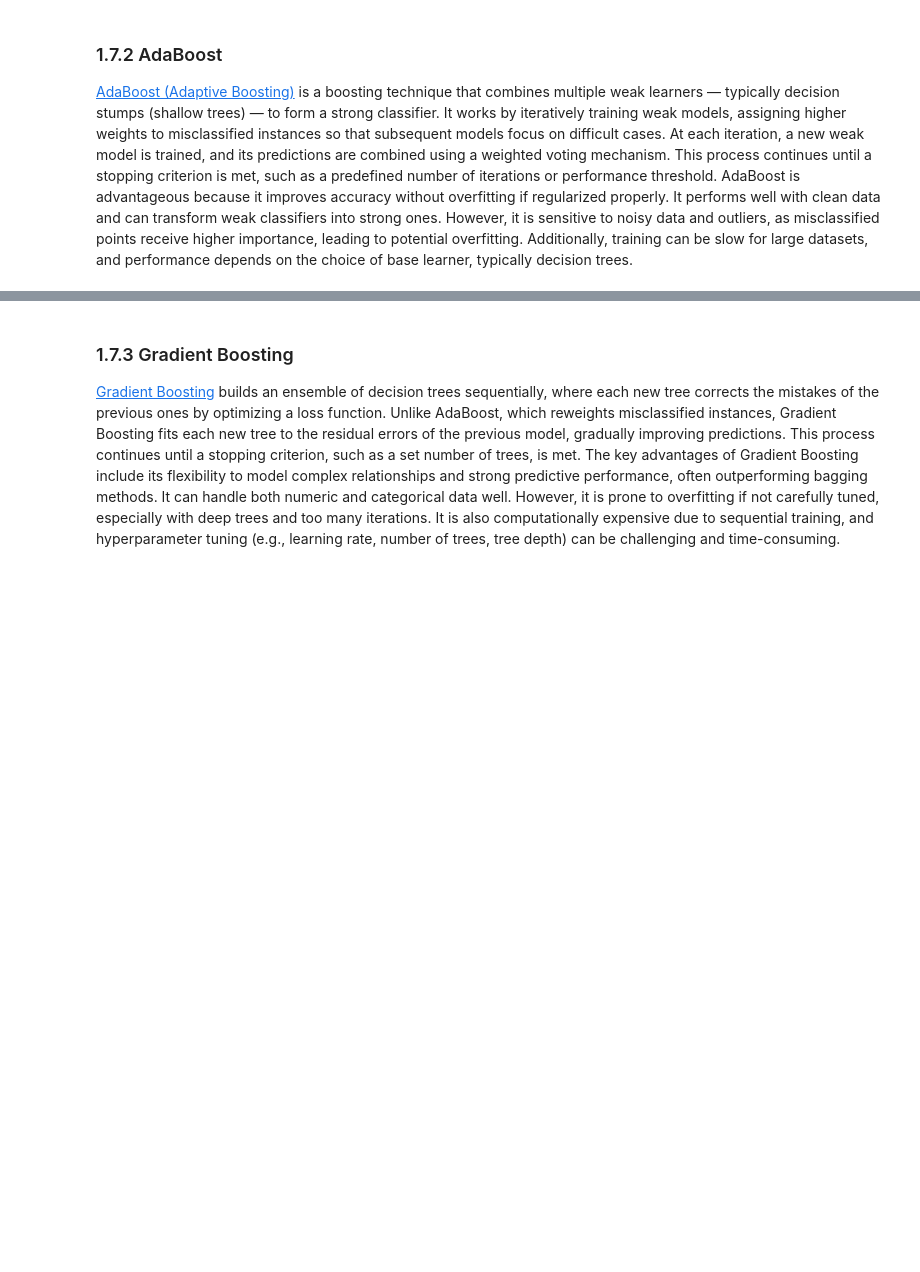
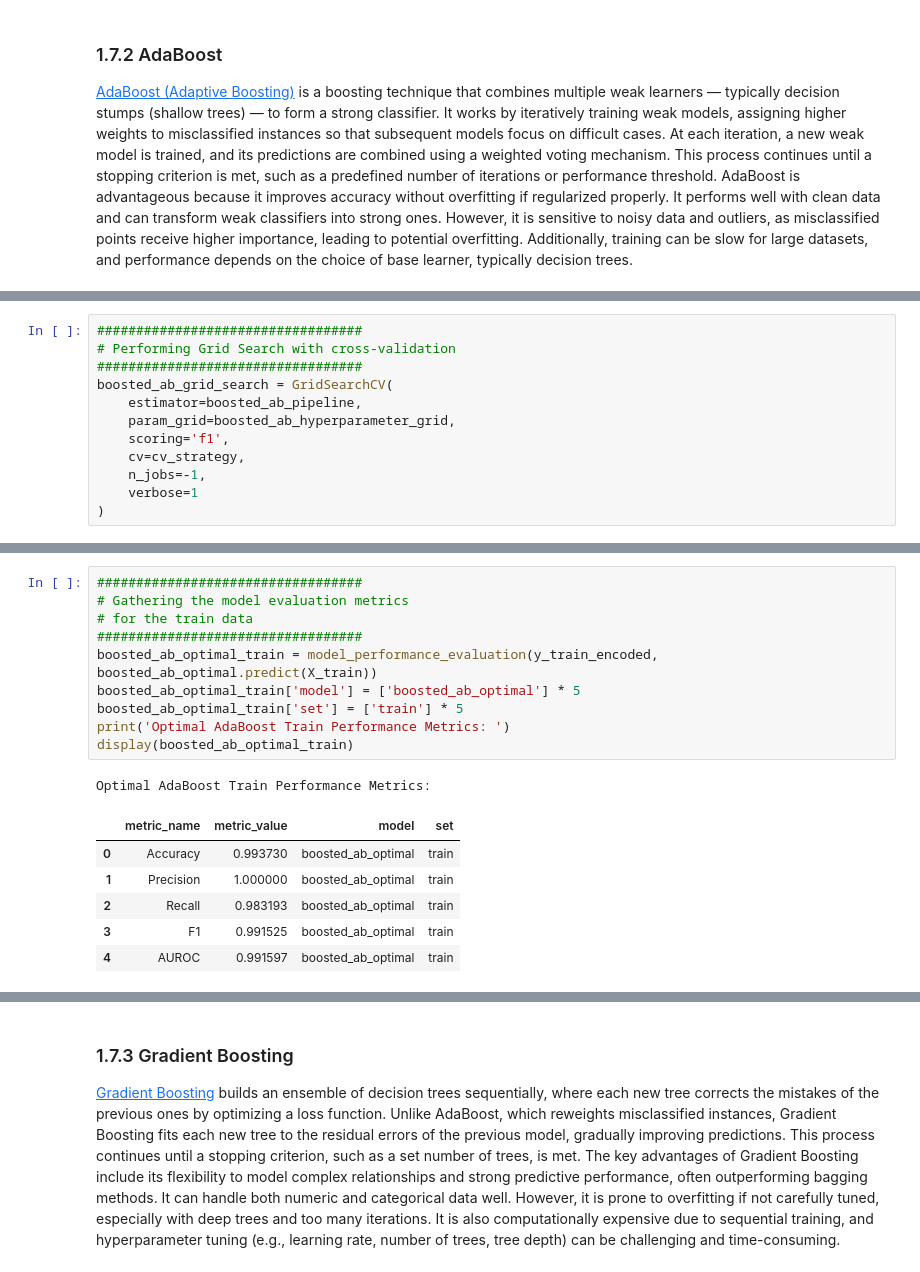
Before and after one commit to JohnPaulinePineda/Portfolio_Project_63, a Jupyter notebook: codes/DetectingAndAnalyzingMachineLearningModelDriftUsingOpenSourceMonitoringTools.ipynb, the cells around one changed output, grey strips where cells are left out. Saved outputs shown, nothing was run; the diff lists cells and outputs as text; blank space fills up the shorter version.

```diff
--- a/codes/DetectingAndAnalyzingMachineLearningModelDriftUsingOpenSourceMonitoringTools.ipynb
+++ b/codes/DetectingAndAnalyzingMachineLearningModelDriftUsingOpenSourceMonitoringTools.ipynb
@@ -2137,0 +2171,12 @@ joblib.dump(bagged_rf_optimal,
+# %%
+##################################
+# Performing Grid Search with cross-validation
+##################################
+boosted_ab_grid_search = GridSearchCV(
+    estimator=boosted_ab_pipeline,
+    param_grid=boosted_ab_hyperparameter_grid,
+    scoring='f1',
+    cv=cv_strategy,
+    n_jobs=-1,
+    verbose=1
+)
@@ -2137,0 +2320,18 @@ joblib.dump(bagged_rf_optimal,
+# %%
+##################################
+# Gathering the model evaluation metrics
+# for the train data
+##################################
+boosted_ab_optimal_train = model_performance_evaluation(y_train_encoded, boosted_ab_optimal.predict(X_train))
+boosted_ab_optimal_train['model'] = ['boosted_ab_optimal'] * 5
+boosted_ab_optimal_train['set'] = ['train'] * 5
+print('Optimal AdaBoost Train Performance Metrics: ')
+display(boosted_ab_optimal_train)
+# %% [output]
+Optimal AdaBoost Train Performance Metrics:
+|  | metric_name | metric_value | model | set |
+| 0 | Accuracy | 0.993730 | boosted_ab_optimal | train |
+| 1 | Precision | 1.000000 | boosted_ab_optimal | train |
+| 2 | Recall | 0.983193 | boosted_ab_optimal | train |
+| 3 | F1 | 0.991525 | boosted_ab_optimal | train |
+| 4 | AUROC | 0.991597 | boosted_ab_optimal | train |
```
Also changed, not shown: parts of 15 cells of this notebook, 2 other files.
